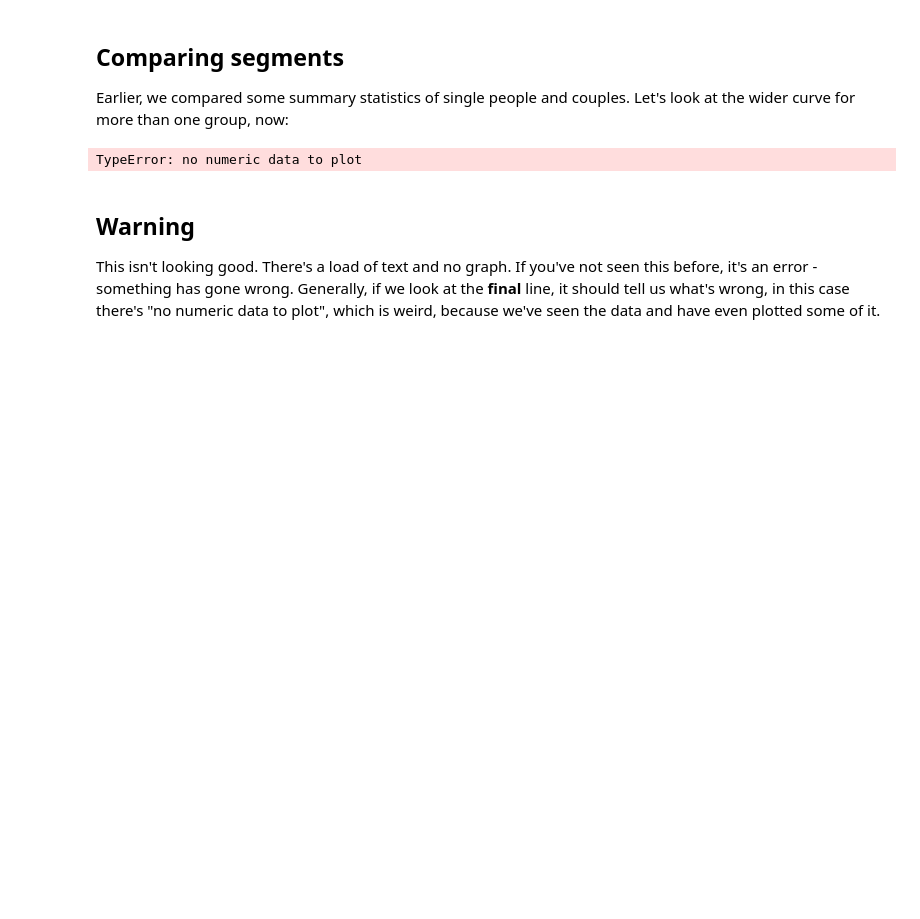
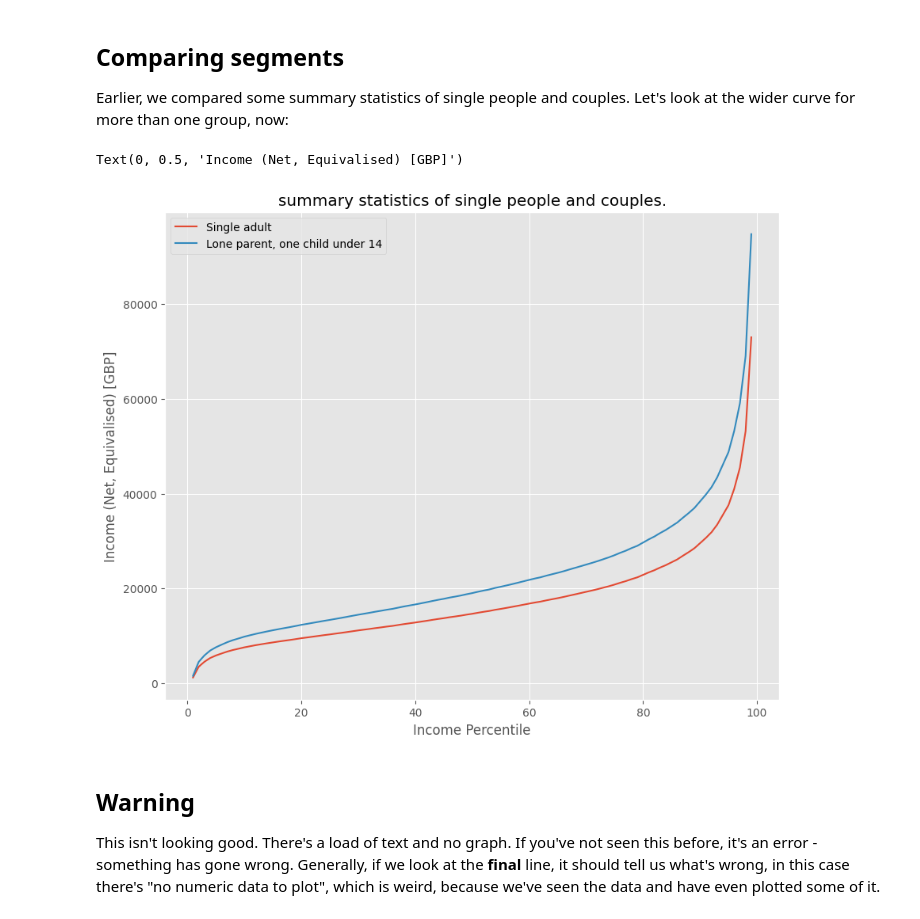
Before and after one commit to ouuuuy/QM2, a Jupyter notebook: notebooks/W02. Pandas.ipynb, the cells around one changed output. Saved outputs shown, nothing was run; the diff lists cells and outputs as text; code cells hidden in the pictures; blank space fills up the shorter version.

```diff
--- a/notebooks/W02. Pandas.ipynb
+++ b/notebooks/W02. Pandas.ipynb
@@ -219,9 +230,17 @@ There are a number of ways to access elements of the dataframe: we've shown how
 Earlier, we compared some summary statistics of single people and couples. Let's look at the wider curve for more than one group, now:
 # %%
 #This is going to throw a load of errors
-income[['Single adult','Lone parent, one child under 14']].plot()
+import pandas as pd
+import matplotlib.pyplot as plt
+single=income[['Single adult','Lone parent, one child under 14']].replace(',', '', regex=True)
+single = single.replace('-', 'NaN', regex=True).astype('float')
+single.plot()
+plt.title('summary statistics of single people and couples.')
+plt.xlabel('Income Percentile')
+plt.ylabel('Income (Net, Equivalised) [GBP]')
 # %% [output]
-TypeError: no numeric data to plot
+Text(0, 0.5, 'Income (Net, Equivalised) [GBP]')
+[figure, added]
 # %% [markdown]
 ## Warning
 
```
Also changed, not shown: parts of 20 cells of this notebook.
